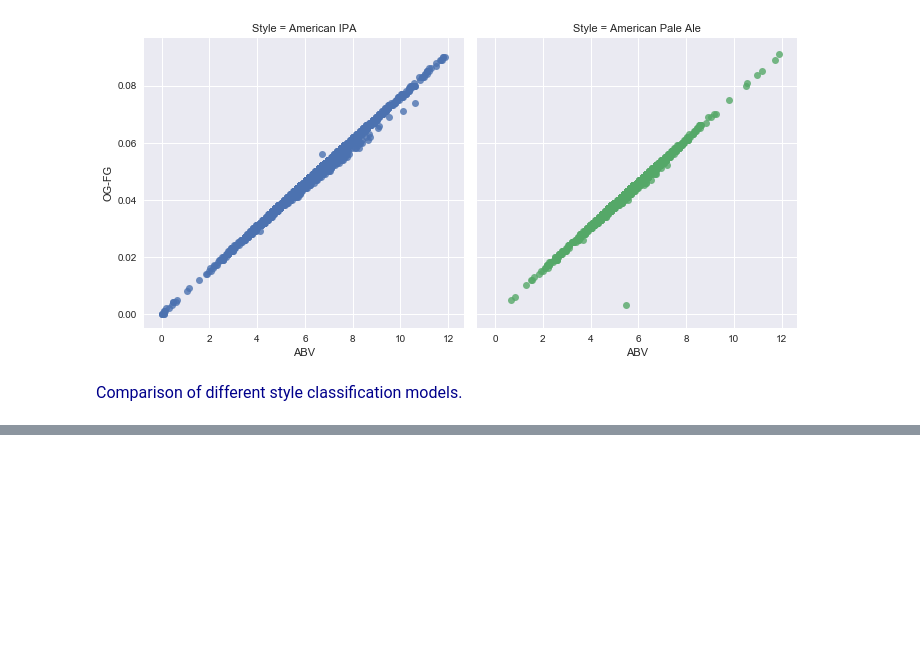
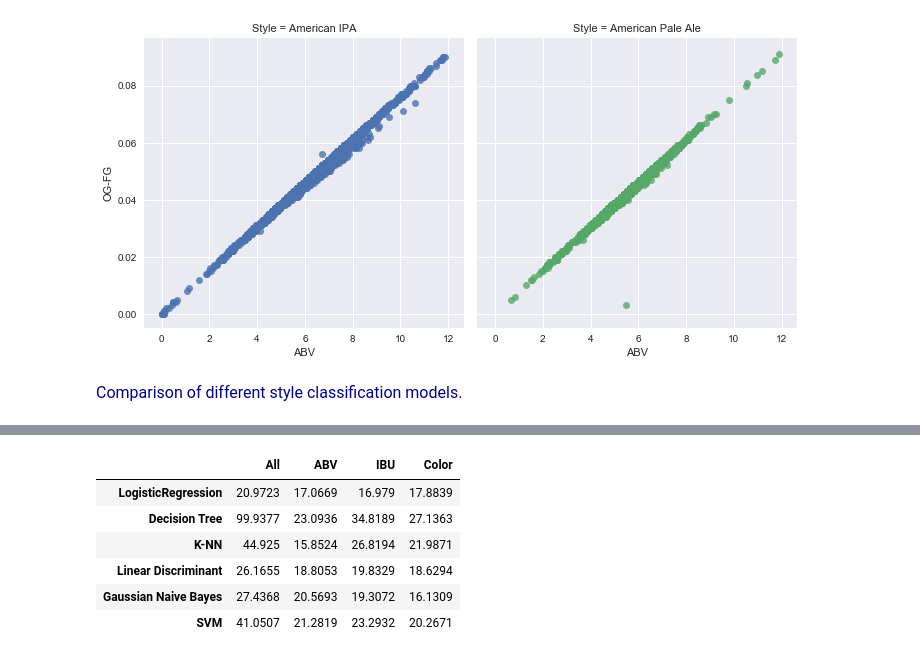
Before and after one commit to megha4994/3250-Team-3-Project, a Jupyter notebook: Term Project.ipynb, the cells around one changed output, grey strips where cells are left out. Drawn from its saved outputs; the diff is of its cells as text; code cells hidden in the pictures; blank space fills up the shorter version.

```diff
--- a/Term Project.ipynb
+++ b/Term Project.ipynb
@@ -862,0 +938,11 @@ Accuracy of SVM classifier on test set: 0.33
+# %%
+training_results = 100 * training_results
+training_results
+# %% [output]
+|  | All | ABV | IBU | Color |
+| LogisticRegression | 20.9723 | 17.0669 | 16.979 | 17.8839 |
+| Decision Tree | 99.9377 | 23.0936 | 34.8189 | 27.1363 |
+| K-NN | 44.925 | 15.8524 | 26.8194 | 21.9871 |
+| Linear Discriminant | 26.1655 | 18.8053 | 19.8329 | 18.6294 |
+| Gaussian Naive Bayes | 27.4368 | 20.5693 | 19.3072 | 16.1309 |
+| SVM | 41.0507 | 21.2819 | 23.2932 | 20.2671 |
```
Also changed, not shown: parts of 15 cells of this notebook.
